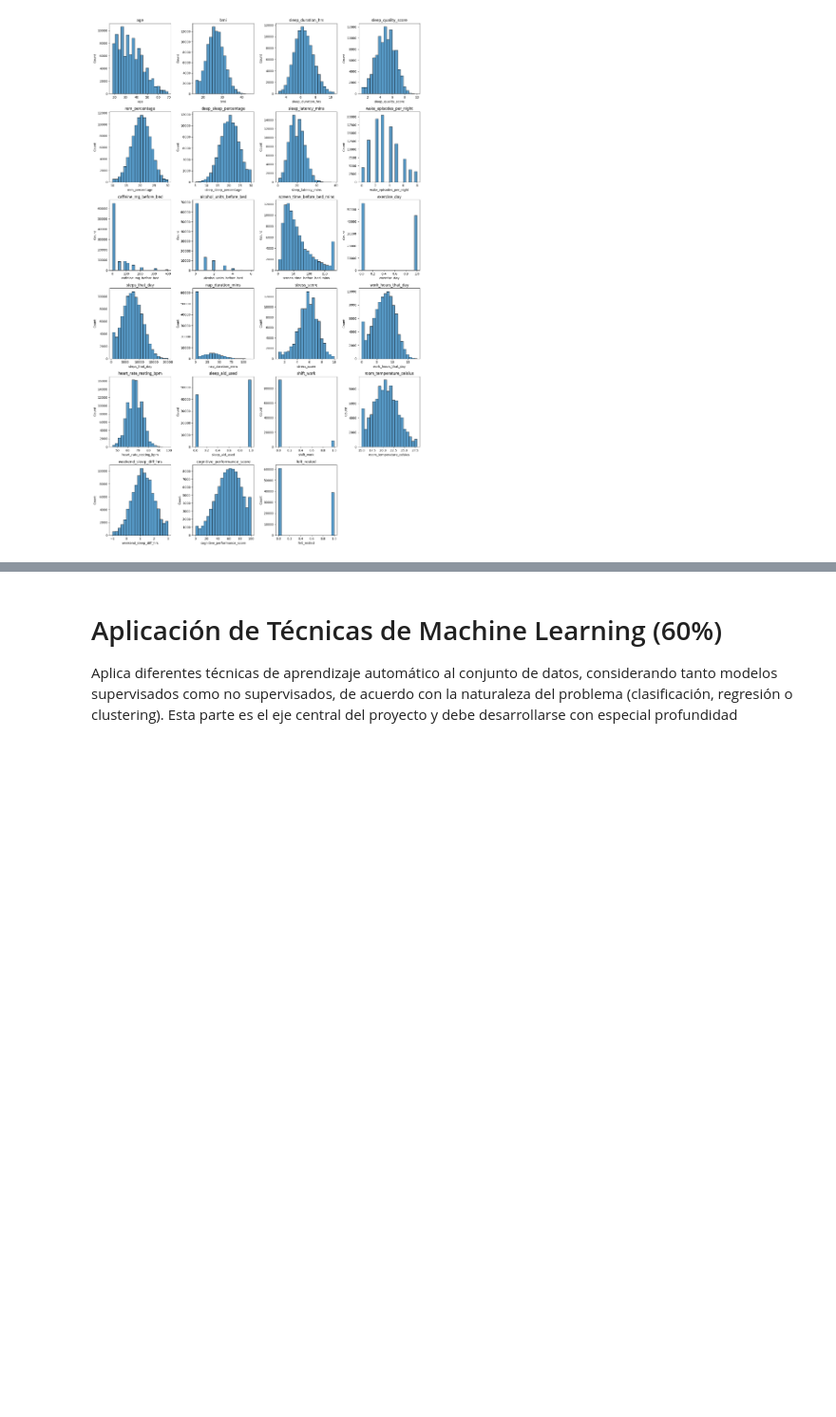
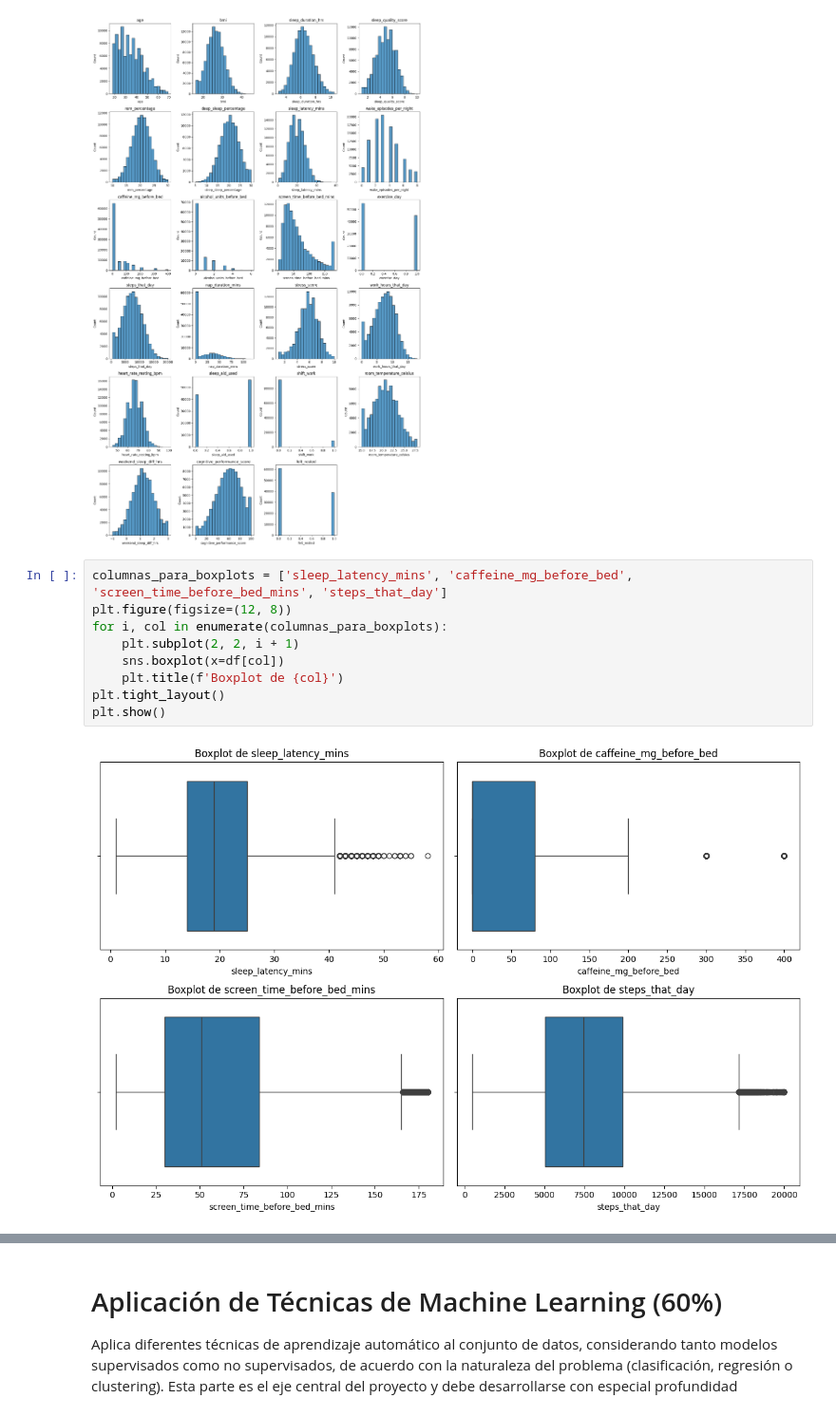
Before and after one commit to cinna-vk/iaa-pia, a Jupyter notebook: PIA_IAA.ipynb, the cells around one changed output, grey strips where cells are left out. Shown at 95% size. Drawn from its saved outputs; the diff is of its cells as text; blank space fills up the shorter version.

```diff
--- a/PIA_IAA.ipynb
+++ b/PIA_IAA.ipynb
@@ -93,3 +134,14 @@ Columnas numéricas: Index(['age', 'bmi', 'sleep_duration_hrs', 'sleep_quality_s
        'cognitive_performance_score', 'felt_rested'],
       dtype='object')
 [figure]
+# %%
+columnas_para_boxplots = ['sleep_latency_mins', 'caffeine_mg_before_bed', 'screen_time_before_bed_mins', 'steps_that_day']
+plt.figure(figsize=(12, 8))
+for i, col in enumerate(columnas_para_boxplots):
+    plt.subplot(2, 2, i + 1)
+    sns.boxplot(x=df[col])
+    plt.title(f'Boxplot de {col}')
+plt.tight_layout()
+plt.show()
+# %% [output]
+[figure, added]
```
Also changed, not shown: parts of 5 cells of this notebook.
